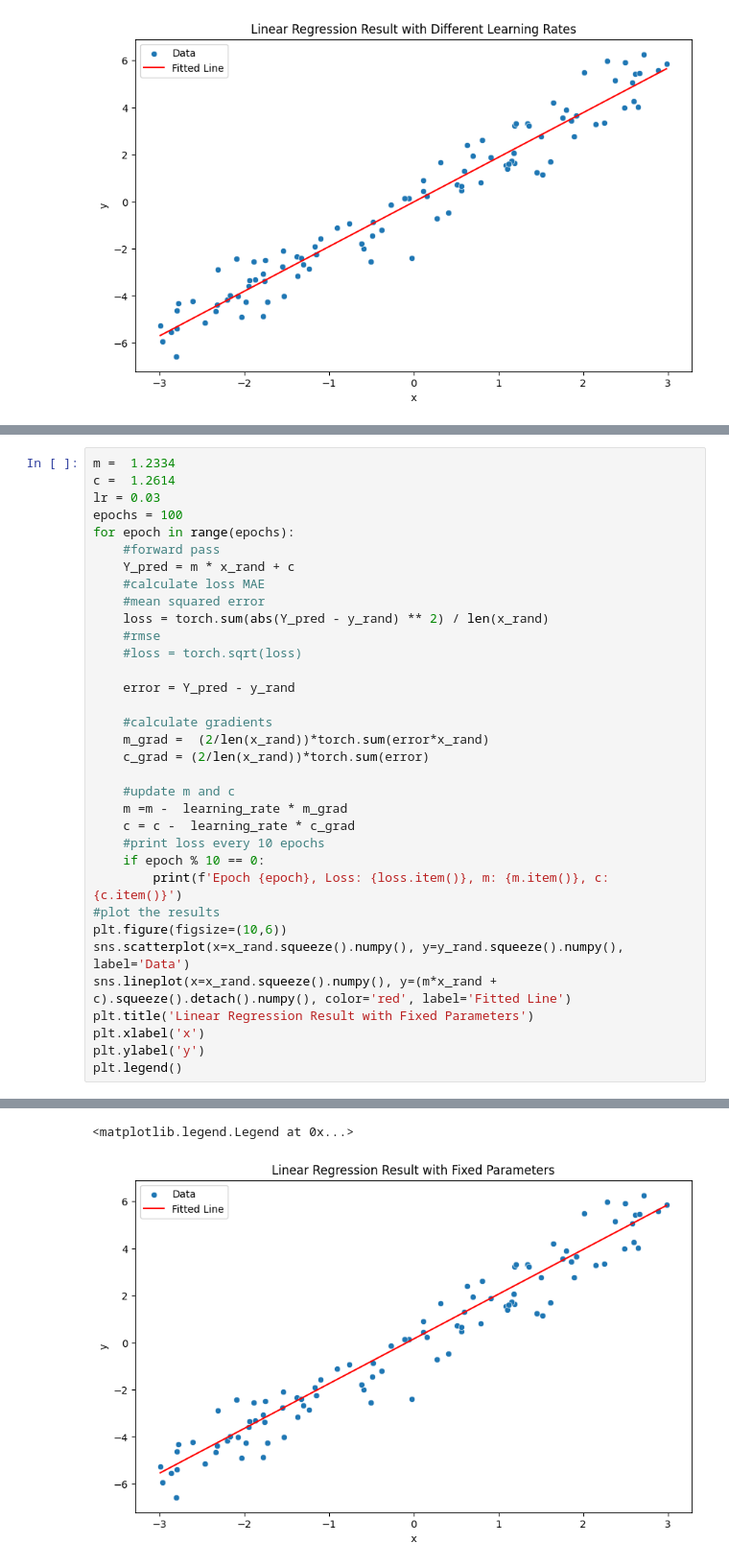
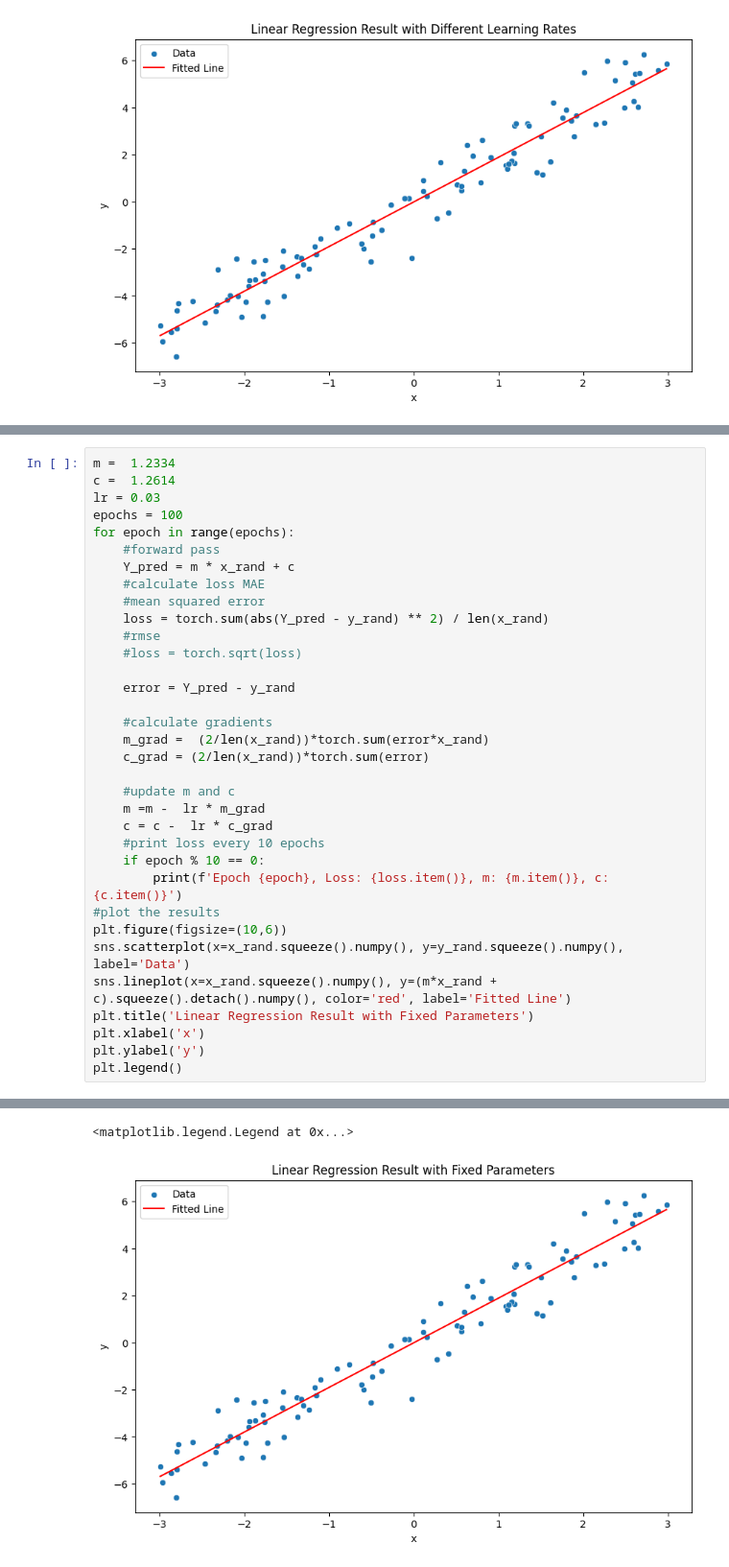
Before and after one commit to k17hawk/ml_scratch_pytorch, a Jupyter notebook: linear_regression.ipynb, the cells around one changed output, grey strips where cells are left out. Shown: that part at 96% size. Cells and saved outputs as stored; diff of their text form.

```diff
--- a/linear_regression.ipynb
+++ b/linear_regression.ipynb
@@ -198,8 +208,8 @@ for epoch in range(epochs):
     c_grad = (2/len(x_rand))*torch.sum(error)
 
     #update m and c
-    m =m -  learning_rate * m_grad
-    c = c -  learning_rate * c_grad
+    m =m -  lr * m_grad
+    c = c -  lr * c_grad
     #print loss every 10 epochs
     if epoch % 10 == 0:
         print(f'Epoch {epoch}, Loss: {loss.item()}, m: {m.item()}, c: {c.item()}')
@@ -225,2 +235,2 @@ Epoch 90, Loss: 0.6821811199188232, m: 1.901632308959961, c: 0.18971998989582062
 <matplotlib.legend.Legend at 0x...>
-[figure, old version]
+[figure, new version]
```
Also changed, not shown: parts of 14 cells of this notebook.
